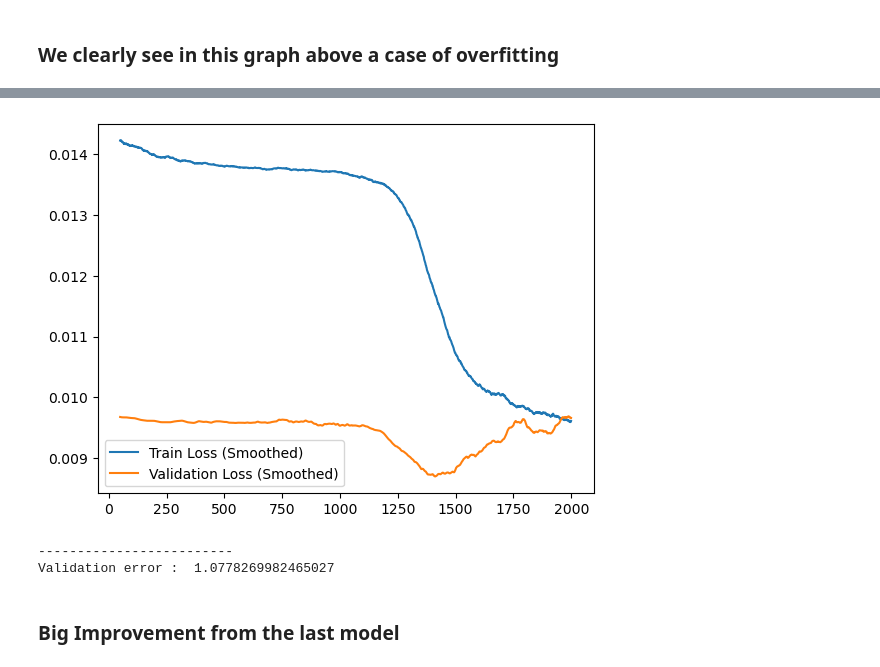
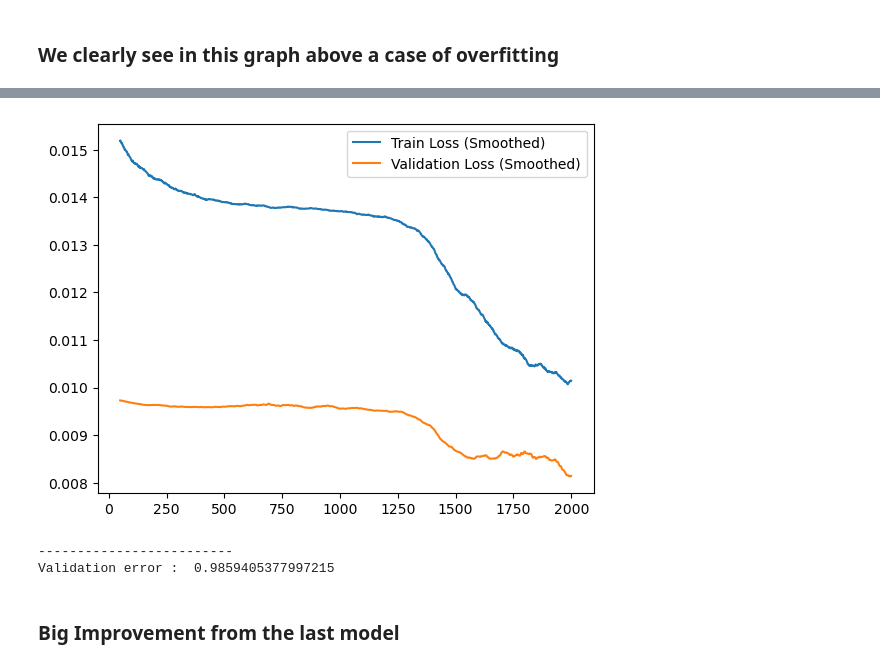
Before and after one commit to trigo613/FromScratch, a Jupyter notebook: NeuralNetwork.ipynb, the cells around one changed output, grey strips where cells are left out. Cells and saved outputs as stored; diff of their text form; code cells hidden in the pictures.

```diff
--- a/NeuralNetwork.ipynb
+++ b/NeuralNetwork.ipynb
@@ -392,14 +392,17 @@ def train(model, X, y, optimizer, loss, epochs, print_every, batch_size=-1, retu
             val_output = model.predict(X_val)
             val_error = loss.loss(y_val, val_output)
             val_losses.append(val_error)
-            if e % print_every == 0:
-                print("Epoch:", e, "\tTrain Loss:", np.round(epoch_loss, 5), "\tValidation Loss:", np.round(val_error, 5))
+            if (e+1) % print_every == 0:
+                print("Epoch:", e+1, "\tTrain Loss:", np.round(epoch_loss, 5), "\tValidation Loss:", np.round(val_error, 5))
         else:
-            if e % print_every == 0:
-                print("Epoch:", e, "\tTrain Loss:", np.round(epoch_loss, 5))
+            if (e+1) % print_every == 0:
+                print("Epoch:", e+1, "\tTrain Loss:", np.round(epoch_loss, 5))
 
     if return_losses:
-        return train_losses, val_losses if X_val is not None and y_val is not None else train_losses
+        if X_val is not None and y_val is not None:
+            return train_losses,val_losses
+        else:
+            return train_losses
 # %%
 layers = [Linear(2,16),
           ReLU(),
@@ -482,2 +454,0 @@ Epoch: 1800     Train Loss: 0.0
-# %%
-check_optimizer(Adam)
@@ -583,7 +552,6 @@ def train_model_and_plot_graph(NN,layers,loss):
     val_loss_smoothed = pd.Series(val_loss[500:]).rolling(window=50).mean()
     sns.lineplot(data=train_loss_smoothed, label='Train Loss (Smoothed)')
     sns.lineplot(data=val_loss_smoothed, label='Validation Loss (Smoothed)')
-    plt.legend()
     plt.show()
     print("-------------------------")
     print("Validation error : " , np.sqrt(sum((NN.predict(X_val)-y_val)**2))[0])
@@ -613,10 +581,10 @@ Validation error :  1.1860582652139762
 layers = [Linear(6,32),
           ReLU(),
           Dropout(0.5),
-          Linear(32,32) ,
+          Linear(32,16) ,
           ReLU(),
           Dropout(0.5),
-          Linear(32,16) ,
+          Linear(16,16) ,
           ReLU(),
           Linear(16,1)]
 NN = NeuralNetwork(layers=layers)
@@ -631,6 +599,6 @@ Epoch: 2000     Train Loss: 0.01008     Validation Loss: 0.00913
-[figure, old version]
+[figure, new version]
 -------------------------
-Validation error :  1.0778269982465027
+Validation error :  0.9859405377997215
 # %% [markdown]
 <h3>Big Improvement from the last model</h3>
 # %%
```
Also changed, not shown: parts of 21 cells of this notebook.
